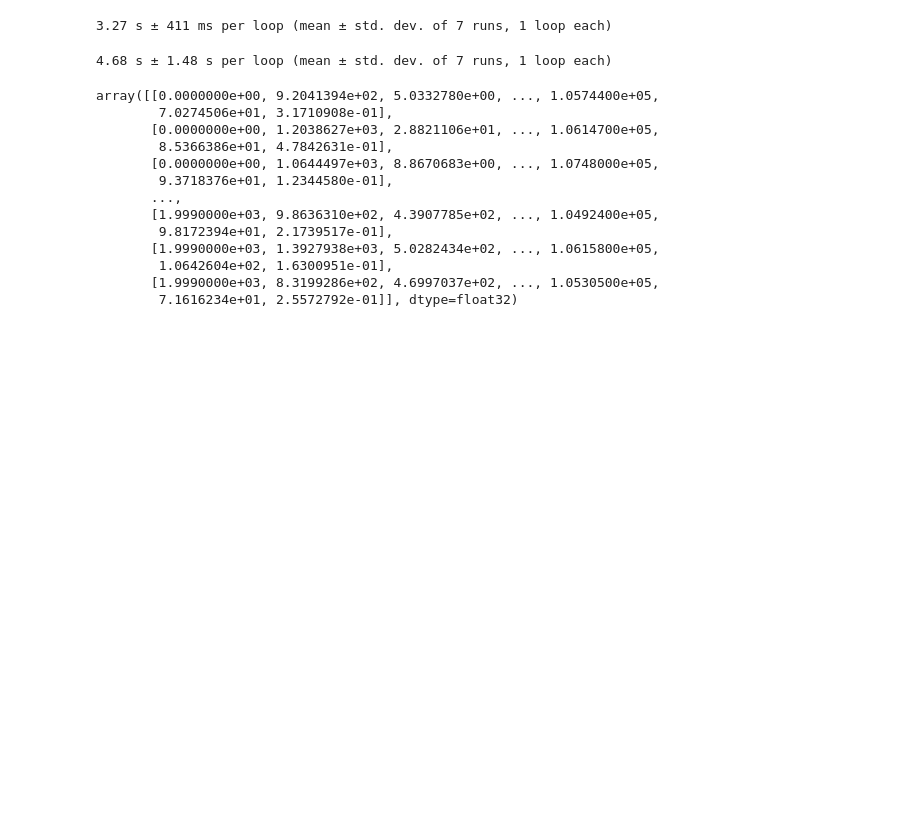
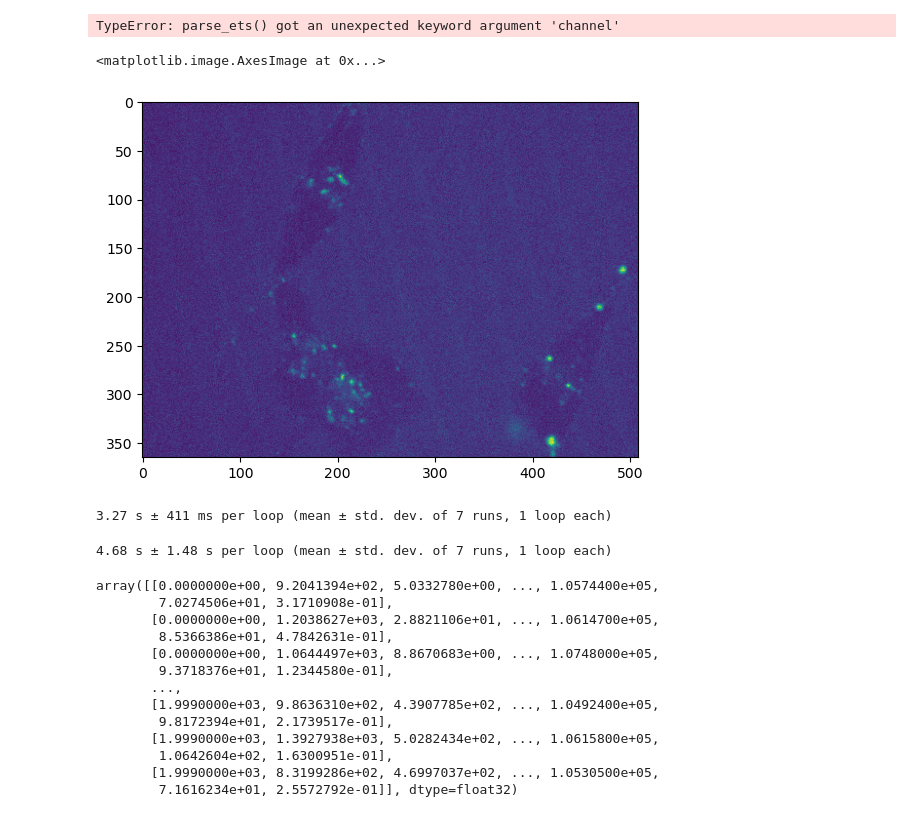
Before and after one commit to amfaber/tracking_optimizations, a Jupyter notebook: gpu-tracking/explore.ipynb, the cells around one changed output. Cells and saved outputs as stored; diff of their text form; code cells hidden in the pictures; blank space fills up the shorter version.

```diff
--- a/gpu-tracking/explore.ipynb
+++ b/gpu-tracking/explore.ipynb
@@ -21,3 +24,15 @@ coords = lambda df: df[["y", "x"]].to_numpy().T
+# %%
+
+path = r"C:\Users\andre\Documents\tracking_optimizations\gpu-tracking\tiff_vsi\vsi dummy\_Process_9747_\stack1\frame_t_0.ets"
+test = gpu_tracking.parse_ets(path)
+# gpu_tracking.batch_file(path, 9, channel = 0)
+# %% [output]
+TypeError: parse_ets() got an unexpected keyword argument 'channel'
+# %%
+plt.imshow(test[1][0])
+# %% [output]
+<matplotlib.image.AxesImage at 0x...>
+[figure, added]
 # %%
 %%timeit
 arr = tifffile.imread("../emily_tracking/sample_vids/s_20.tif").astype("float32")
```
Also changed, not shown: parts of 2 cells of this notebook, 19 other files.
